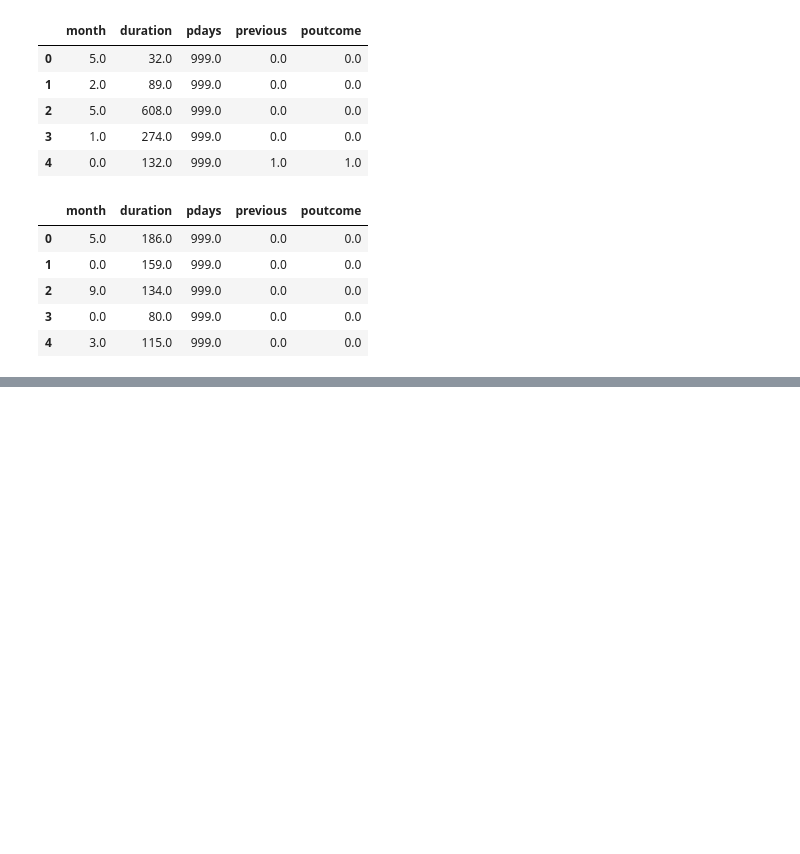
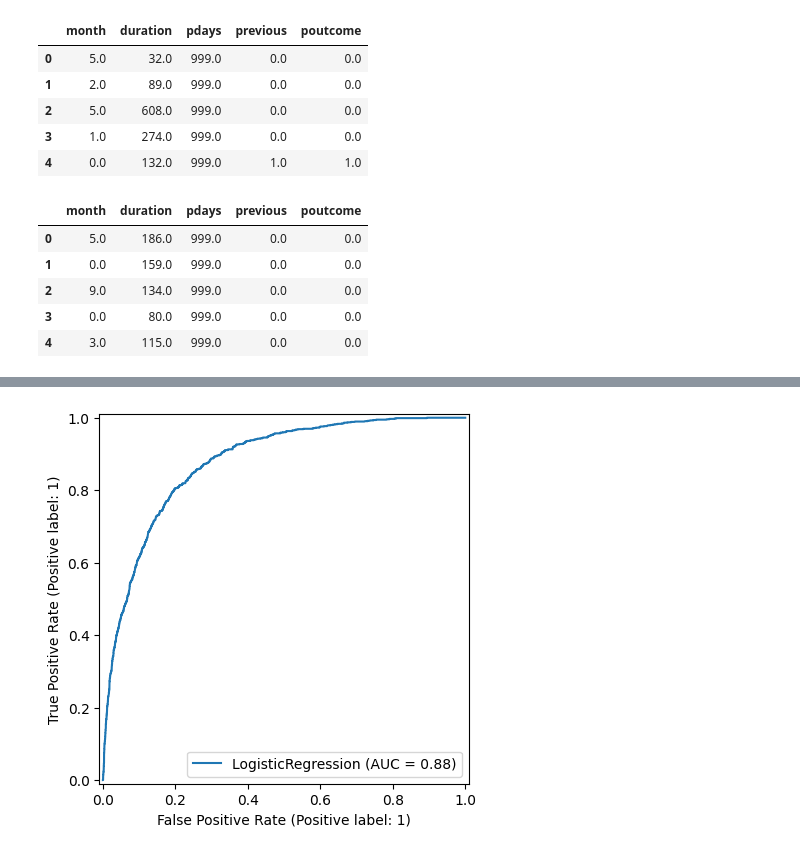
Before and after one commit to emilceinfante/machine-learning-python-template, a Jupyter notebook: src/explore1.ipynb, the cells around one changed output, grey strips where cells are left out. Saved outputs shown, nothing was run; the diff lists cells and outputs as text; code cells hidden in the pictures; blank space fills up the shorter version.

```diff
--- a/src/explore1.ipynb
+++ b/src/explore1.ipynb
@@ -429,0 +525,9 @@ X_test_sel.to_csv("/workspaces/machine-learning-python-template/data/processed/d
+# %%
+from sklearn.metrics import RocCurveDisplay
+
+# from_estimator() = use a model to plot ROC curve on data
+RocCurveDisplay.from_estimator(estimator=model,
+                               X=X_test,
+                               y=y_test);
+# %% [output]
+[figure, added]
```
Also changed, not shown: parts of 13 cells of this notebook.
